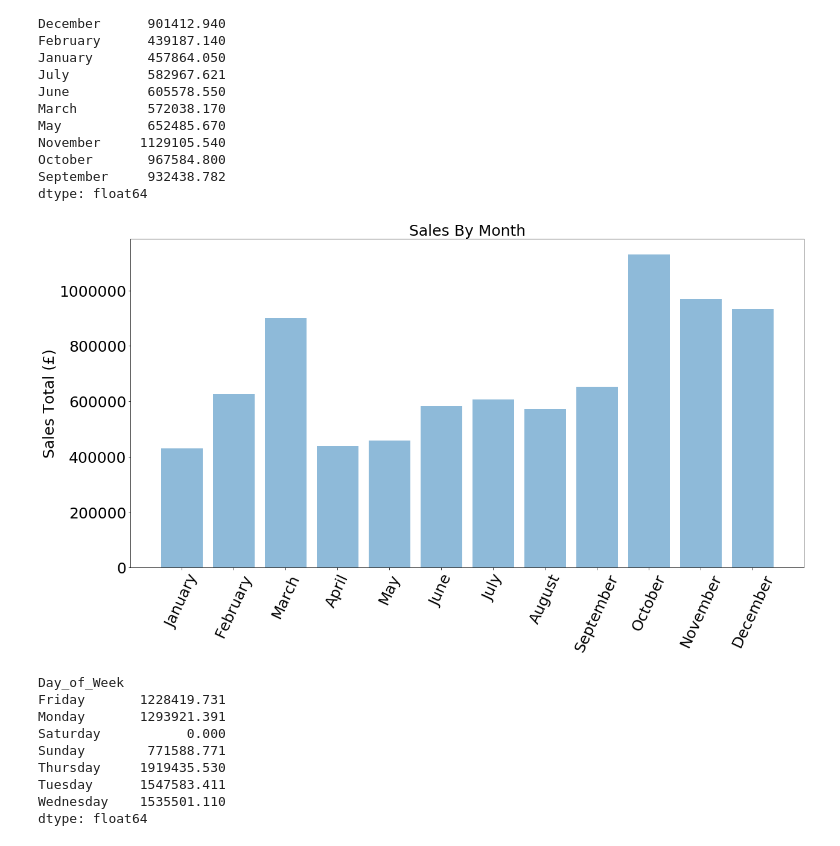
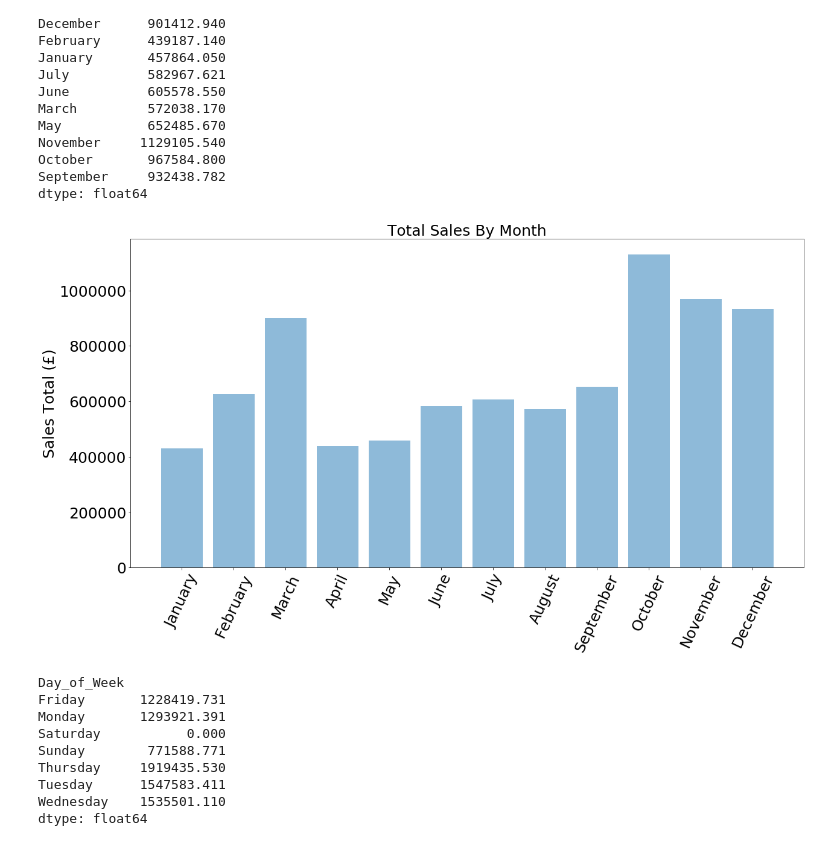
Before and after one commit to MrFuguDataScience/Python_Basics, a Jupyter notebook: time_series_plots.ipynb, the cells around one changed output. Cells and saved outputs as stored; diff of their text form; code cells hidden in the pictures.

Commit message:
TimeSeries_Plots
final update I think, more comments provided.

```diff
--- a/time_series_plots.ipynb
+++ b/time_series_plots.ipynb
@@ -156,27 +160,27 @@ October       967584.800
 September     932438.782
 dtype: float64
 # %%
-# RUN THIS CODE TWICE: font sizes will enlarge on second run
+# RUN THIS CODE TWICE if: font sizes doesn't enlarge
 
 # import matplotlib.pyplot as plt
 
 plt.figure(figsize=(20,10))
 plt.rc('xtick', labelsize=25)
 plt.rc('ytick', labelsize=25)
 
 labels_=['January','February','March','April','May',
 'June','July','August','September','October','November','December']
 
 plt.bar(labels_,ff,
 align='center', alpha=0.5)
 plt.xticks(labels_,rotation=65)
 
 plt.ylabel('Sales Total '+ '('+u'\u00A3'+')',size=25)
-plt.title('Sales By Month',size=25)
+plt.title('Total Sales By Month',size=25)
 
 plt.show()
 # %% [output]
-[figure, old version]
+[figure, new version]
 # %%
 new_row=[{'Day_of_Week':'Saturday','Sales_Total':0}]
 df_=retail_sales_cleaned.loc[:,['Day_of_Week','Sales_Total']]
```
Also changed, not shown: parts of 3 cells of this notebook.
